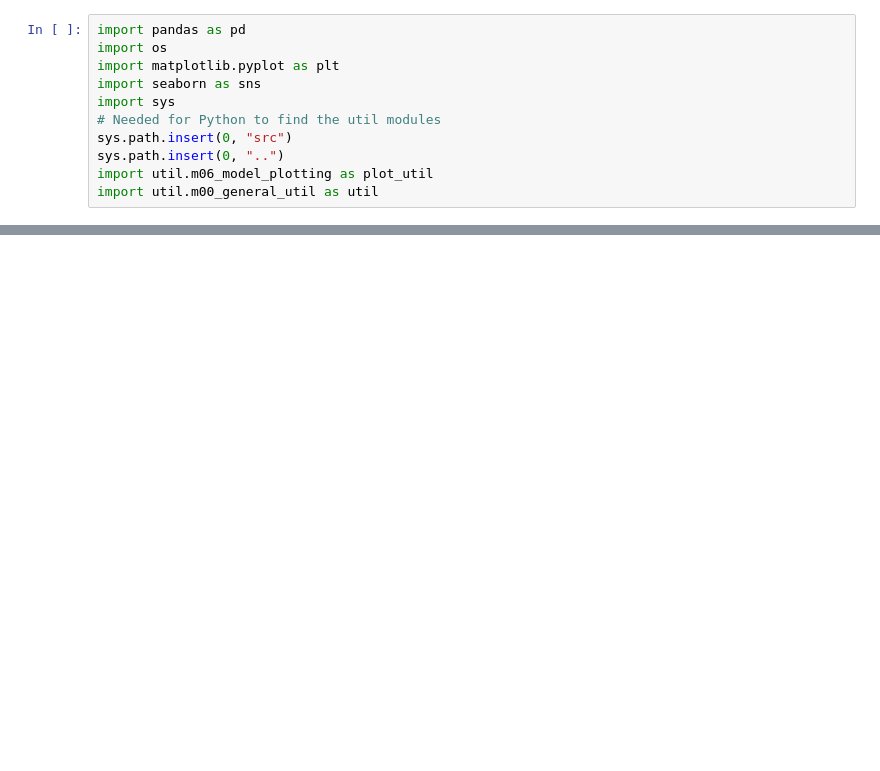
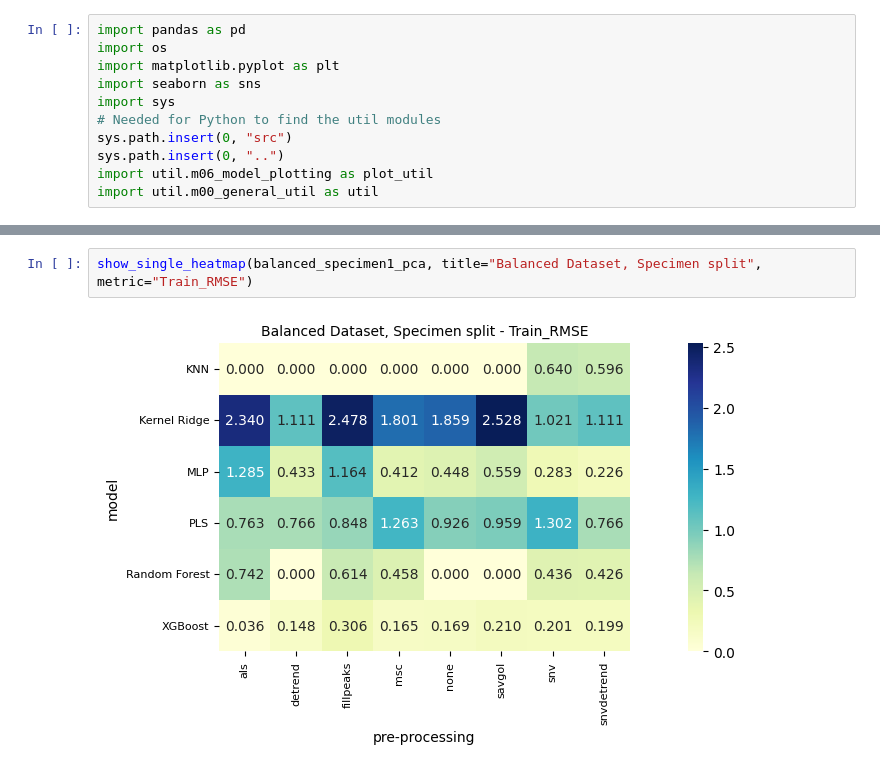
Before and after one commit to sebnemyyl/Characterization-of-cotton-polyester-textiles-using-IR-spectroscopy, a Jupyter notebook: src/notebooks/model_evaluation.ipynb, the cells around one changed output, grey strips where cells are left out. Cells and saved outputs as stored; diff of their text form; blank space fills up the shorter version.

```diff
--- a/src/notebooks/model_evaluation.ipynb
+++ b/src/notebooks/model_evaluation.ipynb
@@ -28,0 +104,4 @@ def show_train_test_heatmap(model_results, title, left_metric = "Test_R2", right
+# %%
+show_single_heatmap(balanced_specimen1_pca, title="Balanced Dataset, Specimen split", metric="Train_RMSE")
+# %% [output]
+[figure, added]
```
Also changed, not shown: parts of 15 cells of this notebook, 2 other files.
